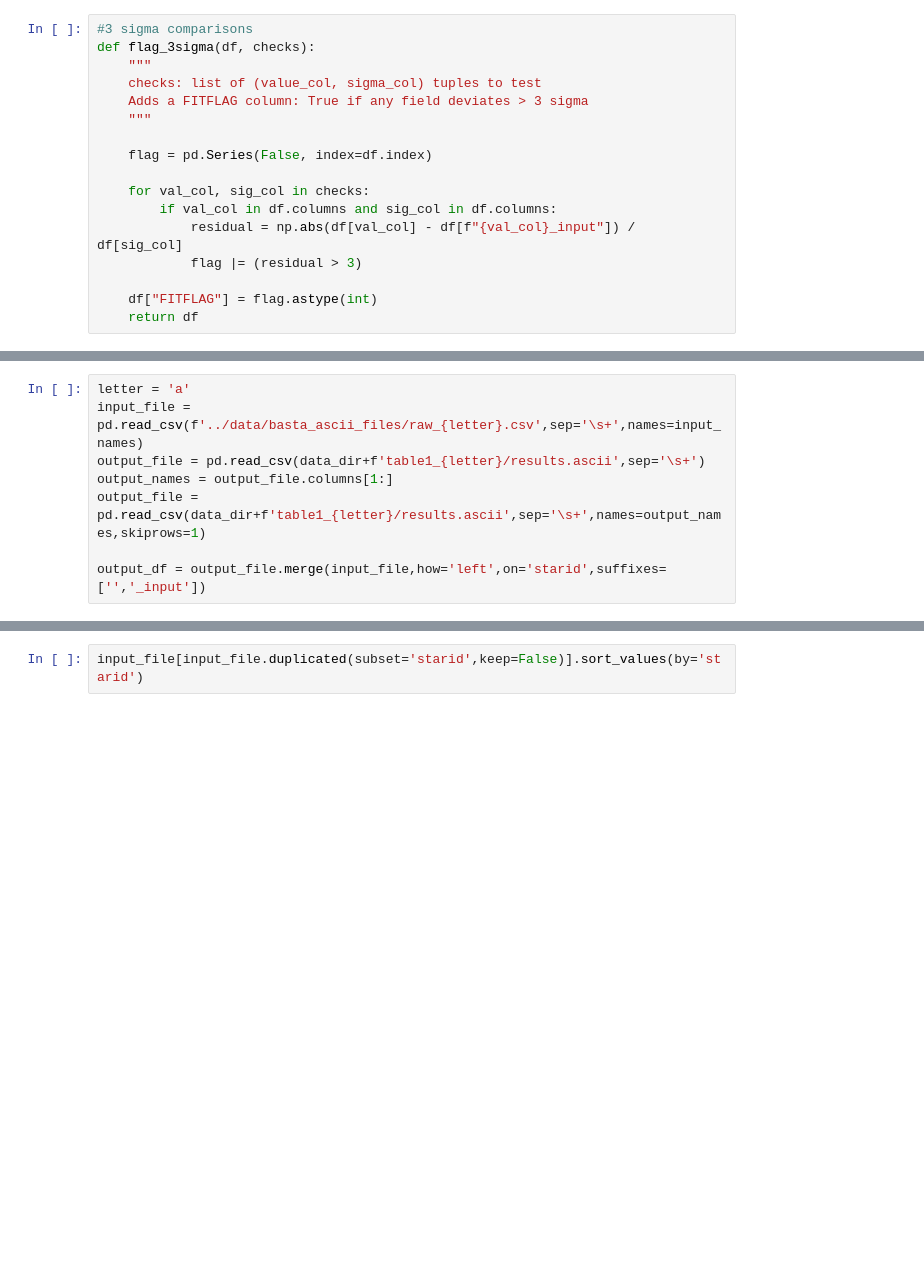
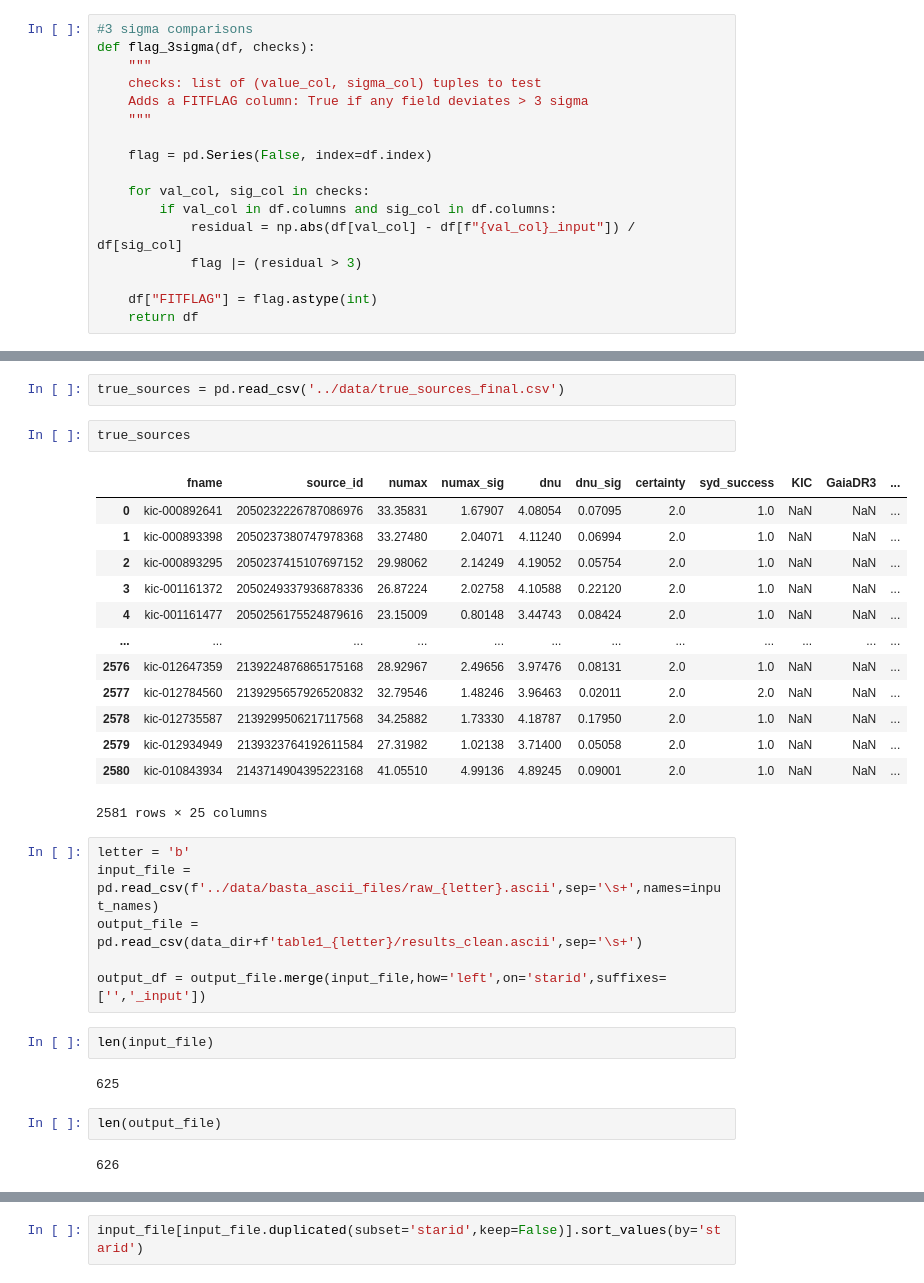
Before and after one commit to sabinebolwell05/final_paper_run, a Jupyter notebook: src/7_read_basta_input.ipynb, the cells around one changed output, grey strips where cells are left out. Cells and saved outputs as stored; diff of their text form; blank space fills up the shorter version.

```diff
--- a/src/7_read_basta_input.ipynb
+++ b/src/7_read_basta_input.ipynb
@@ -42,8 +45,32 @@ table1 = pd.concat(table1)
+# %%
+true_sources = pd.read_csv('../data/true_sources_final.csv')
+# %%
+true_sources
+# %% [output]
+|  | fname | source_id | numax | numax_sig | dnu | dnu_sig | certainty | syd_success | KIC | GaiaDR3 | ... |
+| 0 | kic-000892641 | 2050232226787086976 | 33.35831 | 1.67907 | 4.08054 | 0.07095 | 2.0 | 1.0 | NaN | NaN | ... |
+| 1 | kic-000893398 | 2050237380747978368 | 33.27480 | 2.04071 | 4.11240 | 0.06994 | 2.0 | 1.0 | NaN | NaN | ... |
+| 2 | kic-000893295 | 2050237415107697152 | 29.98062 | 2.14249 | 4.19052 | 0.05754 | 2.0 | 1.0 | NaN | NaN | ... |
+| 3 | kic-001161372 | 2050249337936878336 | 26.87224 | 2.02758 | 4.10588 | 0.22120 | 2.0 | 1.0 | NaN | NaN | ... |
+| 4 | kic-001161477 | 2050256175524879616 | 23.15009 | 0.80148 | 3.44743 | 0.08424 | 2.0 | 1.0 | NaN | NaN | ... |
+| ... | ... | ... | ... | ... | ... | ... | ... | ... | ... | ... | ... |
+| 2576 | kic-012647359 | 2139224876865175168 | 28.92967 | 2.49656 | 3.97476 | 0.08131 | 2.0 | 1.0 | NaN | NaN | ... |
+| 2577 | kic-012784560 | 2139295657926520832 | 32.79546 | 1.48246 | 3.96463 | 0.02011 | 2.0 | 2.0 | NaN | NaN | ... |
+| 2578 | kic-012735587 | 2139299506217117568 | 34.25882 | 1.73330 | 4.18787 | 0.17950 | 2.0 | 1.0 | NaN | NaN | ... |
+| 2579 | kic-012934949 | 2139323764192611584 | 27.31982 | 1.02138 | 3.71400 | 0.05058 | 2.0 | 1.0 | NaN | NaN | ... |
+| 2580 | kic-010843934 | 2143714904395223168 | 41.05510 | 4.99136 | 4.89245 | 0.09001 | 2.0 | 1.0 | NaN | NaN | ... |
+2581 rows × 25 columns
 # %%
-letter = 'a'
-input_file = pd.read_csv(f'../data/basta_ascii_files/raw_{letter}.csv',sep='\s+',names=input_names)
-output_file = pd.read_csv(data_dir+f'table1_{letter}/results.ascii',sep='\s+')
-output_names = output_file.columns[1:]
-output_file = pd.read_csv(data_dir+f'table1_{letter}/results.ascii',sep='\s+',names=output_names,skiprows=1)
+letter = 'b'
+input_file = pd.read_csv(f'../data/basta_ascii_files/raw_{letter}.ascii',sep='\s+',names=input_names)
+output_file = pd.read_csv(data_dir+f'table1_{letter}/results_clean.ascii',sep='\s+')
 
 output_df = output_file.merge(input_file,how='left',on='starid',suffixes=['','_input'])
+# %%
+len(input_file)
+# %% [output]
+625
+# %%
+len(output_file)
+# %% [output]
+626
```
Also changed, not shown: parts of 7 cells of this notebook, 2 other files.
